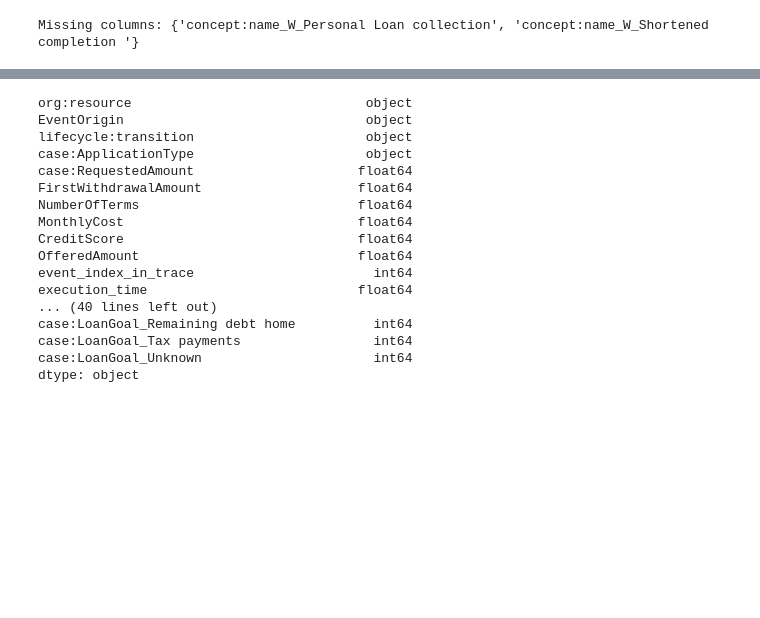
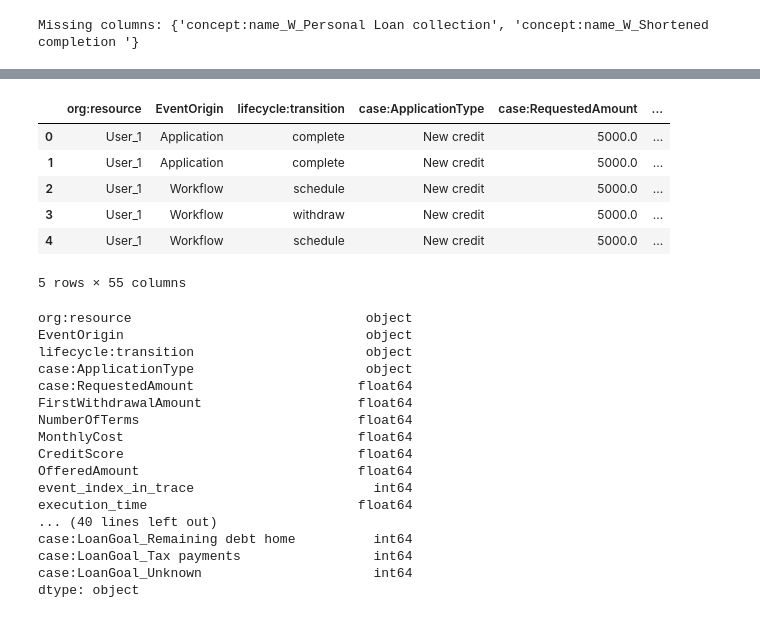
Before and after one commit to AnnikaLarissa/BPIC_2017_Remaining_Time_Prediction, a Jupyter notebook: 4_catboost_frequency.ipynb, the cells around one changed output, grey strips where cells are left out. Drawn from its saved outputs; the diff is of its cells as text; code cells hidden in the pictures; blank space fills up the shorter version.

```diff
--- a/4_catboost_frequency.ipynb
+++ b/4_catboost_frequency.ipynb
@@ -59,3 +57,13 @@ KeyError: "['concept:name_W_Personal Loan collection', 'concept:name_W_Shortened
+# %%
+X_test.head()
+# %% [output]
+|  | org:resource | EventOrigin | lifecycle:transition | case:ApplicationType | case:RequestedAmount | ... |
+| 0 | User_1 | Application | complete | New credit | 5000.0 | ... |
+| 1 | User_1 | Application | complete | New credit | 5000.0 | ... |
+| 2 | User_1 | Workflow | schedule | New credit | 5000.0 | ... |
+| 3 | User_1 | Workflow | withdraw | New credit | 5000.0 | ... |
+| 4 | User_1 | Workflow | schedule | New credit | 5000.0 | ... |
+5 rows × 55 columns
 # %%
 X_test.dtypes
 # %% [output]
```
Also changed, not shown: parts of 2 cells of this notebook, 3 other files.
